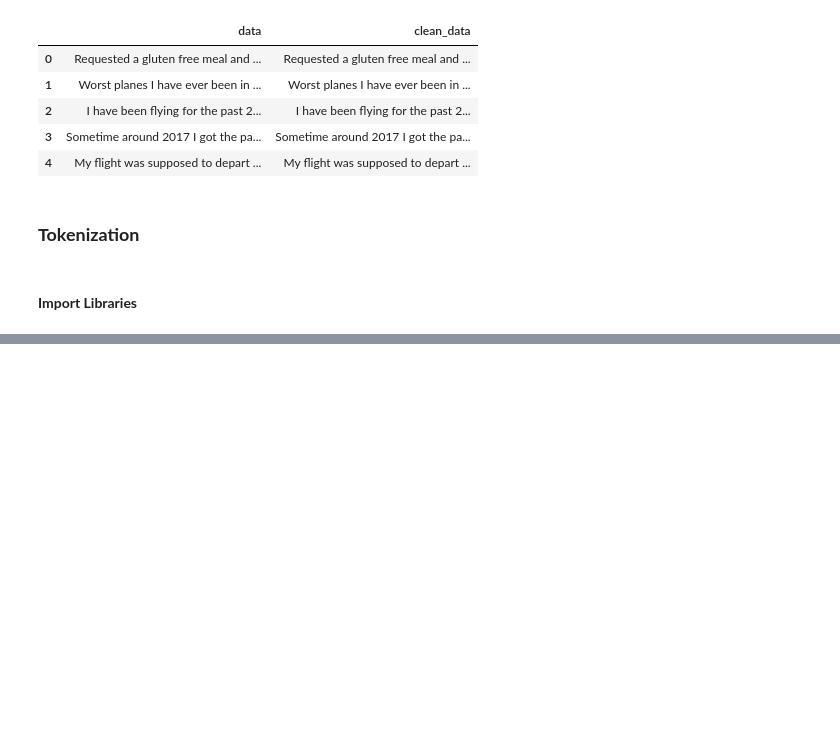
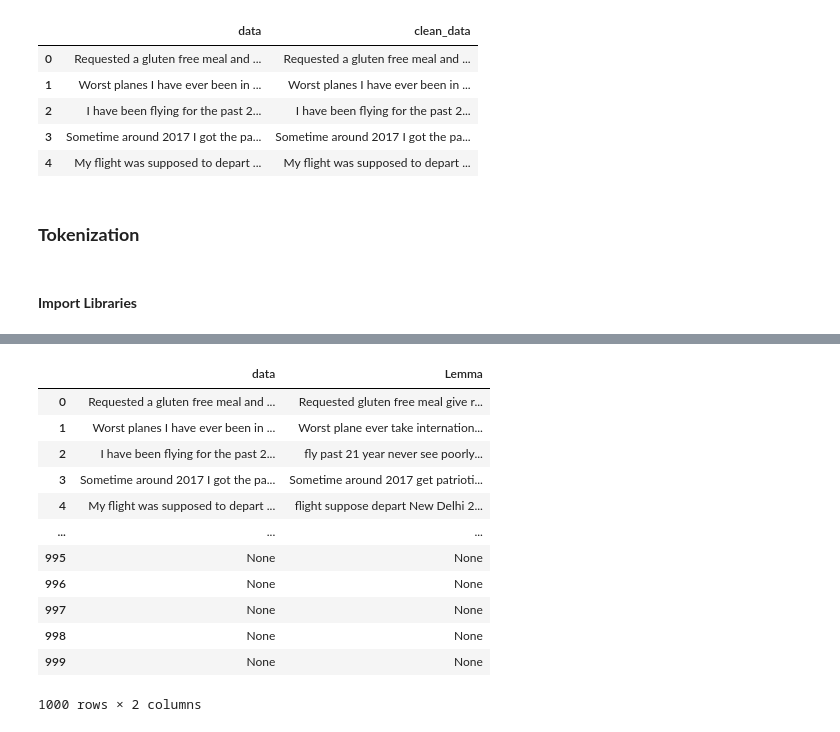
Before and after one commit to Yash22222/IBM-CSRBOX-Internship-Project, a Jupyter notebook: project.ipynb, the cells around one changed output, grey strips where cells are left out. Drawn from its saved outputs; the diff is of its cells as text; code cells hidden in the pictures; blank space fills up the shorter version.

Commit message:
Data Preprocessing finished

```diff
--- a/project.ipynb
+++ b/project.ipynb
@@ -131,0 +144,13 @@ from nltk.corpus import wordnet
+# %%
+# converting each token into tuple
+pos_dict = {'J':wordnet.ADJ, 'V':wordnet.VERB, 'N':wordnet.NOUN, 'R':wordnet.ADV}
+def token_stop_pos(text):
+    tags = pos_tag(word_tokenize(text))
+    newlist = []
+    for word, tag in tags:
+        if word.lower() not in set(stopwords.words('english')):
+          newlist.append(tuple([word, pos_dict.get(tag[0])]))
+    return newlist
+
+df['POS tagged'] = df['clean_data'].apply(token_stop_pos)
+df.head()
@@ -131,0 +166,17 @@ from nltk.corpus import wordnet
+# %%
+# grouping the words
+from nltk.stem import WordNetLemmatizer
+wordnet_lemmatizer = WordNetLemmatizer()
+def lemmatize(pos_data):
+    lemma_rew = " "
+    for word, pos in pos_data:
+     if not pos:
+        lemma = word
+        lemma_rew = lemma_rew + " " + lemma
+     else:
+        lemma = wordnet_lemmatizer.lemmatize(word, pos=pos)
+        lemma_rew = lemma_rew + " " + lemma
+    return lemma_rew
+
+df['Lemma'] = df['POS tagged'].apply(lemmatize)
+df.head()
@@ -131,0 +190,16 @@ from nltk.corpus import wordnet
+# %%
+df[['data','Lemma']]
+# %% [output]
+|  | data | Lemma |
+| 0 | Requested a gluten free meal and ... | Requested gluten free meal give r... |
+| 1 | Worst planes I have ever been in ... | Worst plane ever take internation... |
+| 2 | I have been flying for the past 2... | fly past 21 year never see poorly... |
+| 3 | Sometime around 2017 I got the pa... | Sometime around 2017 get patrioti... |
+| 4 | My flight was supposed to depart ... | flight suppose depart New Delhi 2... |
+| ... | ... | ... |
+| 995 | None | None |
+| 996 | None | None |
+| 997 | None | None |
+| 998 | None | None |
+| 999 | None | None |
+1000 rows × 2 columns
```
Also changed, not shown: parts of 5 cells of this notebook.
